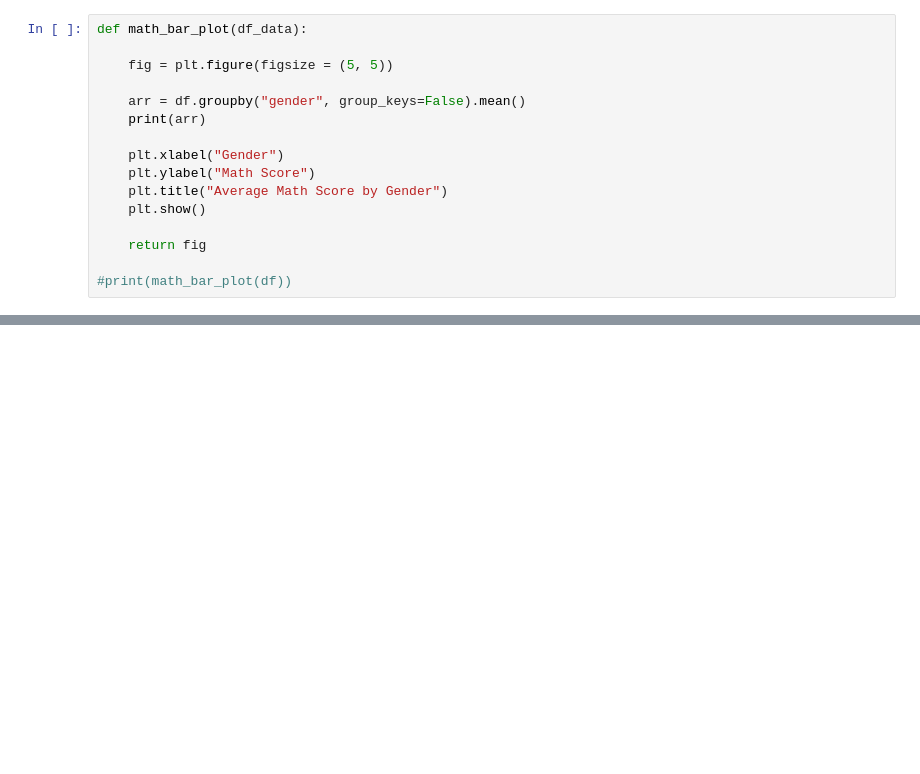
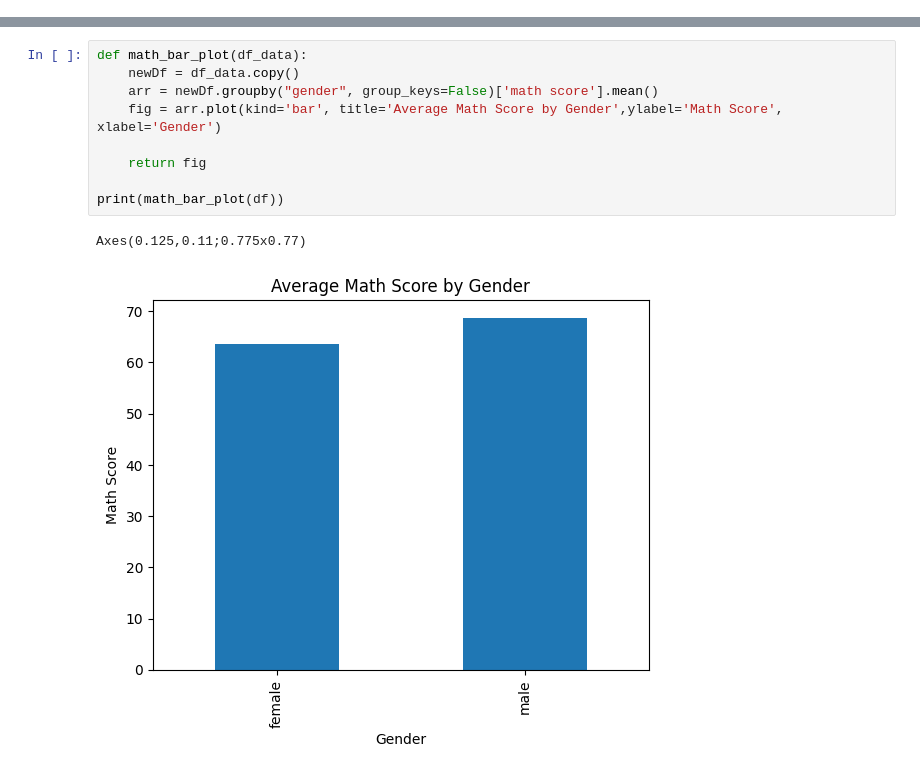
Before and after one commit to AlbertCsipak/BEVADAT2022232, a Jupyter notebook: HAZI/HAZI04/HAZI04.ipynb, the cells around one changed output, grey strips where cells are left out. Cells and saved outputs as stored; diff of their text form; blank space fills up the shorter version.

```diff
--- a/HAZI/HAZI04/HAZI04.ipynb
+++ b/HAZI/HAZI04/HAZI04.ipynb
@@ -128,16 +0,0 @@ def add_grade(df_data):
-# %%
-def math_bar_plot(df_data):
-
-    fig = plt.figure(figsize = (5, 5))
-
-    arr = df.groupby("gender", group_keys=False).mean()
-    print(arr)
-
-    plt.xlabel("Gender")
-    plt.ylabel("Math Score")
-    plt.title("Average Math Score by Gender")
-    plt.show()
-
-    return fig
-
-#print(math_bar_plot(df))
@@ -200,0 +294,12 @@ def ethnicity_pie_chart(df_data):
+# %%
+def math_bar_plot(df_data):
+    newDf = df_data.copy()
+    arr = newDf.groupby("gender", group_keys=False)['math score'].mean()
+    fig = arr.plot(kind='bar', title='Average Math Score by Gender',ylabel='Math Score', xlabel='Gender')
+
+    return fig
+
+print(math_bar_plot(df))
+# %% [output]
+Axes(0.125,0.11;0.775x0.77)
+[figure, added]
```
Also changed, not shown: parts of 47 cells of this notebook, 1 other file.
